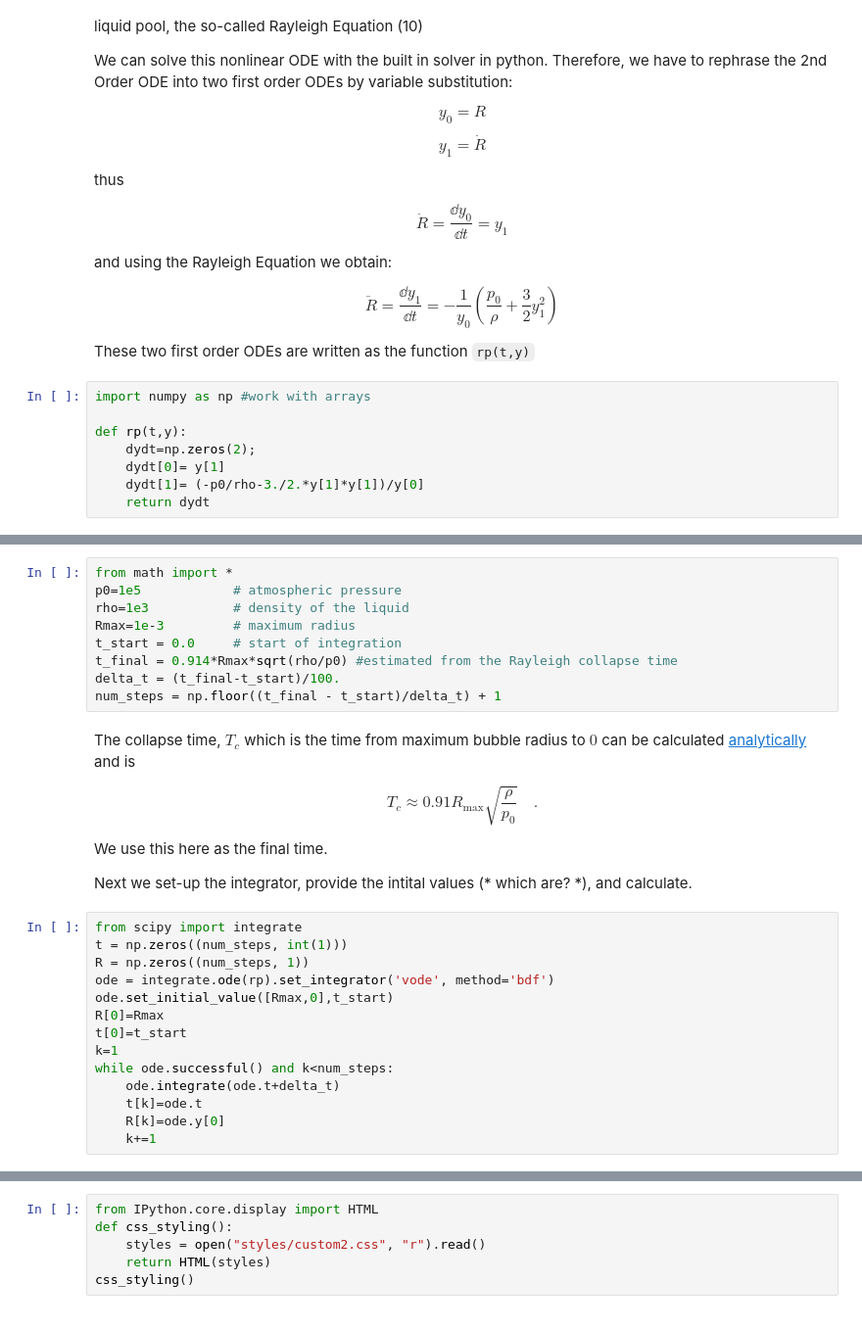
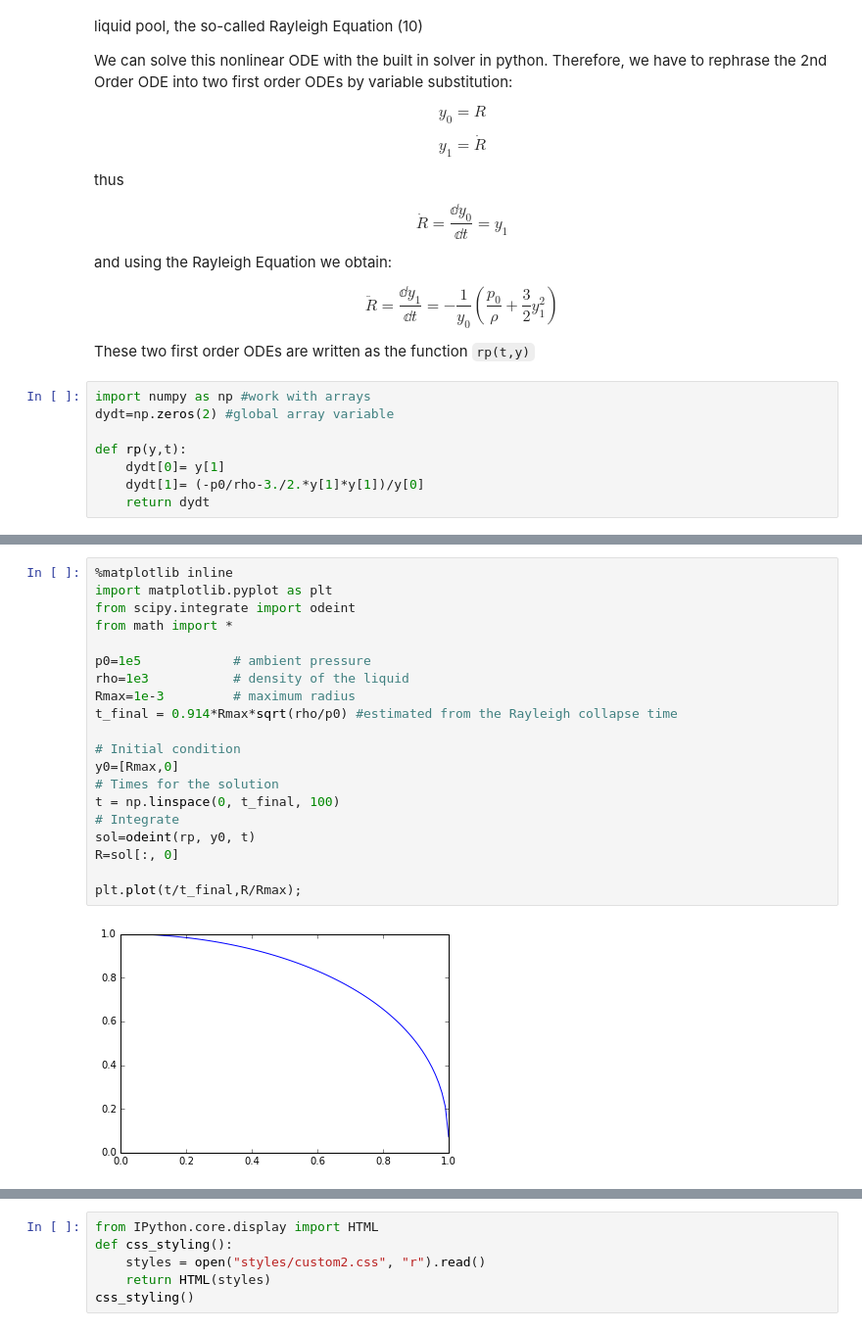
Before and after one commit to cdohl/ph3501, a Jupyter notebook: notebooks/14a_Rayleigh_ODE.ipynb, the cells around one changed output, grey strips where cells are left out. Shown at 98% size. Saved outputs shown, nothing was run; the diff lists cells and outputs as text.

```diff
--- a/notebooks/14a_Rayleigh_ODE.ipynb
+++ b/notebooks/14a_Rayleigh_ODE.ipynb
@@ -118,9 +118,9 @@ $$\ddot{R}=\frac{\dd y_1}{\dd t}=-\frac{1}{y_0}\left(\frac{p_0}{\rho}+\frac{3}{2
 These two first order ODEs are written as the function `rp(t,y)`
 # %%
 import numpy as np #work with arrays
+dydt=np.zeros(2) #global array variable
 
-def rp(t,y):
-    dydt=np.zeros(2);
+def rp(y,t):
     dydt[0]= y[1]
     dydt[1]= (-p0/rho-3./2.*y[1]*y[1])/y[0]
     return dydt
@@ -129,32 +138,22 @@ Next we define the constants (density $\rho$, the pressure far from the bubble $
 # %%
+%matplotlib inline
+import matplotlib.pyplot as plt
+from scipy.integrate import odeint
 from math import *
-p0=1e5            # atmospheric pressure
+
+p0=1e5            # ambient pressure
 rho=1e3           # density of the liquid
 Rmax=1e-3         # maximum radius
-t_start = 0.0     # start of integration
 t_final = 0.914*Rmax*sqrt(rho/p0) #estimated from the Rayleigh collapse time
-delta_t = (t_final-t_start)/100.
-num_steps = np.floor((t_final - t_start)/delta_t) + 1
+
+# Initial condition
+y0=[Rmax,0]
+# Times for the solution
+t = np.linspace(0, t_final, 100)
+# Integrate
+sol=odeint(rp, y0, t)
+R=sol[:, 0]
+
+plt.plot(t/t_final,R/Rmax);
+# %% [output]
+[figure, added]
-# %% [markdown]
-The collapse time, $T_c$ which is the time from maximum bubble radius to $0$ can be calculated [analytically](http://arxiv.org/abs/physics/0702147)
- and is
-
- $$T_c\approx0.91 R_\mbox{max}\sqrt{\frac{\rho}{p_0}}\quad .$$
-
-We use this here as the final time.
-
-Next we set-up the integrator, provide the intital values (* which are? *), and calculate.
-# %%
-from scipy import integrate
-t = np.zeros((num_steps, int(1)))
-R = np.zeros((num_steps, 1))
-ode = integrate.ode(rp).set_integrator('vode', method='bdf')
-ode.set_initial_value([Rmax,0],t_start)
-R[0]=Rmax
-t[0]=t_start
-k=1
-while ode.successful() and k<num_steps:
-    ode.integrate(ode.t+delta_t)
-    t[k]=ode.t
-    R[k]=ode.y[0]
-    k+=1
```
Also changed, not shown: parts of 4 cells of this notebook, 3 other files.
